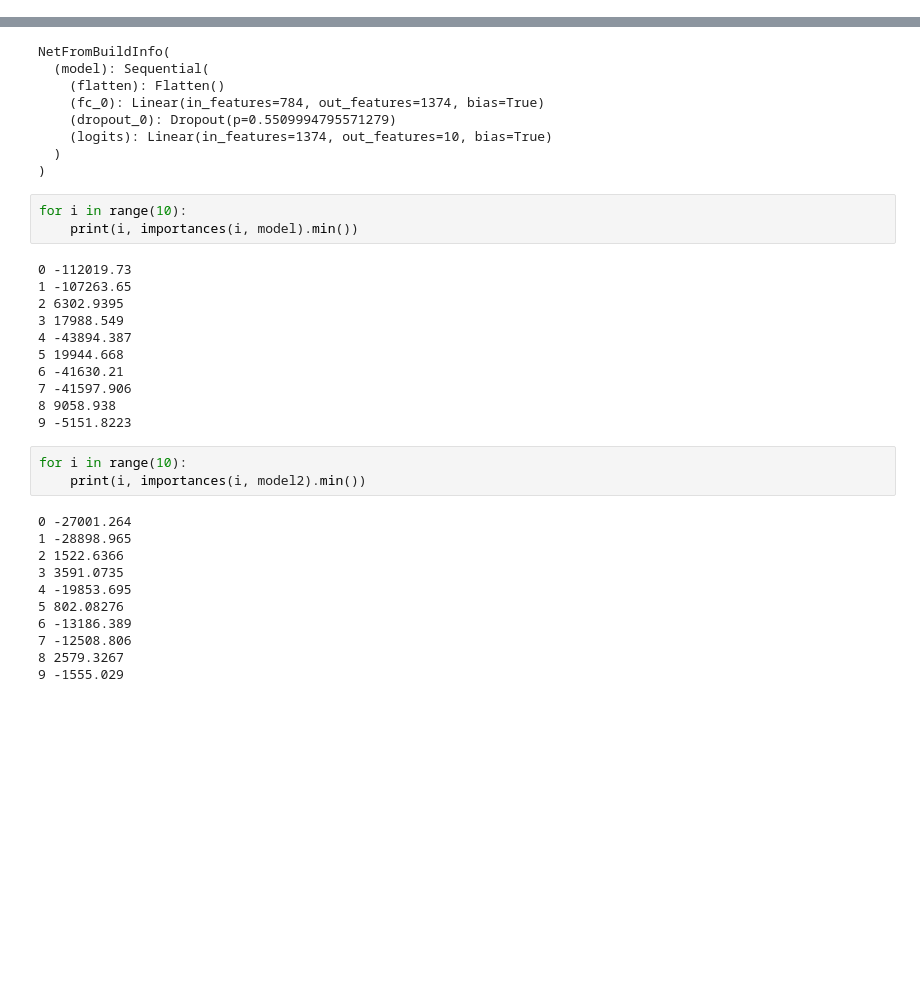
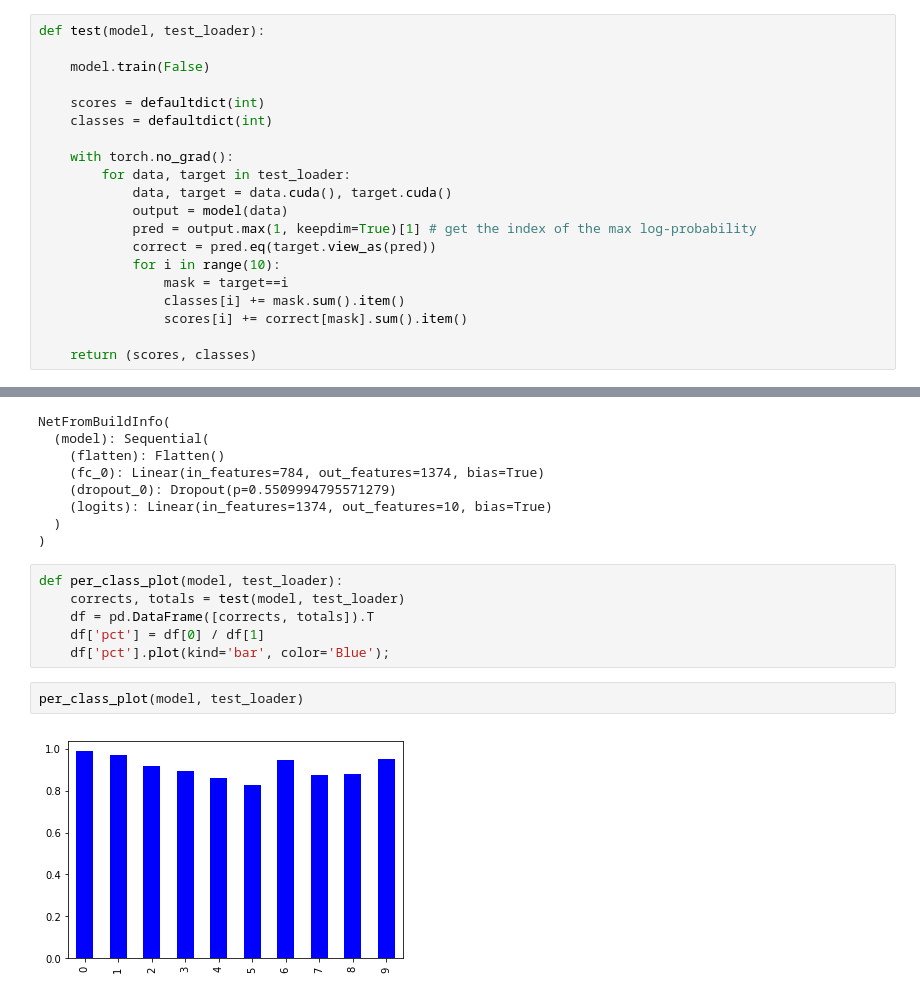
Before and after one commit to James-Brooke/Study, a Jupyter notebook: PyTorch/Looking inside the most resistant models.ipynb, the cells around one changed output, grey strips where cells are left out. Saved outputs shown, nothing was run; the diff lists cells and outputs as text; blank space fills up the shorter version.

Commit message:
per class plots

```diff
--- a/PyTorch/Looking inside the most resistant models.ipynb
+++ b/PyTorch/Looking inside the most resistant models.ipynb
@@ -133,6 +134,26 @@ def rebuild_from_save(df, generation, position):
     net.load_state_dict(torch.load(r"D:\Models\NeuroEvolution\{}-{}".format(generation, position)))
 
     return net.cuda()
+# %%
+def test(model, test_loader):
+
+    model.train(False)
+
+    scores = defaultdict(int)
+    classes = defaultdict(int)
+
+    with torch.no_grad():
+        for data, target in test_loader:
+            data, target = data.cuda(), target.cuda()
+            output = model(data)
+            pred = output.max(1, keepdim=True)[1] # get the index of the max log-probability
+            correct = pred.eq(target.view_as(pred))
+            for i in range(10):
+                mask = target==i
+                classes[i] += mask.sum().item()
+                scores[i] += correct[mask].sum().item()
+
+    return (scores, classes)
 # %% [markdown]
 ## Plotters
 # %%
@@ -277,31 +294,13 @@ NetFromBuildInfo(
     (logits): Linear(in_features=1374, out_features=10, bias=True)
   )
 )
-# %%
-for i in range(10):
-    print(i, importances(i, model).min())
-# %% [output]
-0 -112019.73
-1 -107263.65
-2 6302.9395
-3 17988.549
-4 -43894.387
-5 19944.668
-6 -41630.21
-7 -41597.906
-8 9058.938
-9 -5151.8223
-# %%
-for i in range(10):
-    print(i, importances(i, model2).min())
-# %% [output]
-0 -27001.264
-1 -28898.965
-2 1522.6366
-3 3591.0735
-4 -19853.695
-5 802.08276
-6 -13186.389
-7 -12508.806
-8 2579.3267
-9 -1555.029
+# %%
+def per_class_plot(model, test_loader):
+    corrects, totals = test(model, test_loader)
+    df = pd.DataFrame([corrects, totals]).T
+    df['pct'] = df[0] / df[1]
+    df['pct'].plot(kind='bar', color='Blue');
+# %%
+per_class_plot(model, test_loader)
+# %% [output]
+[figure, added]
```
Also changed, not shown: parts of 3 cells of this notebook.
